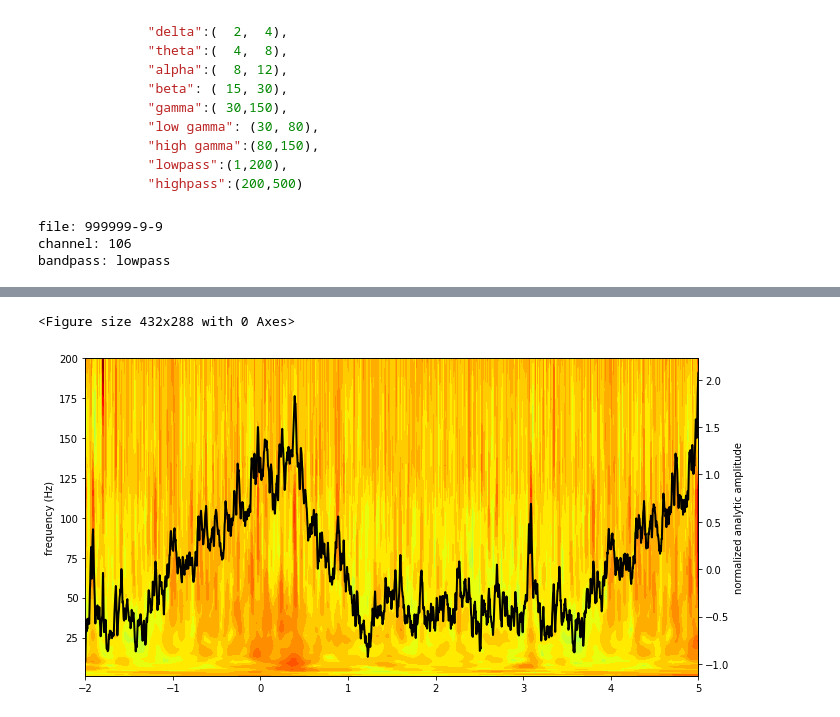
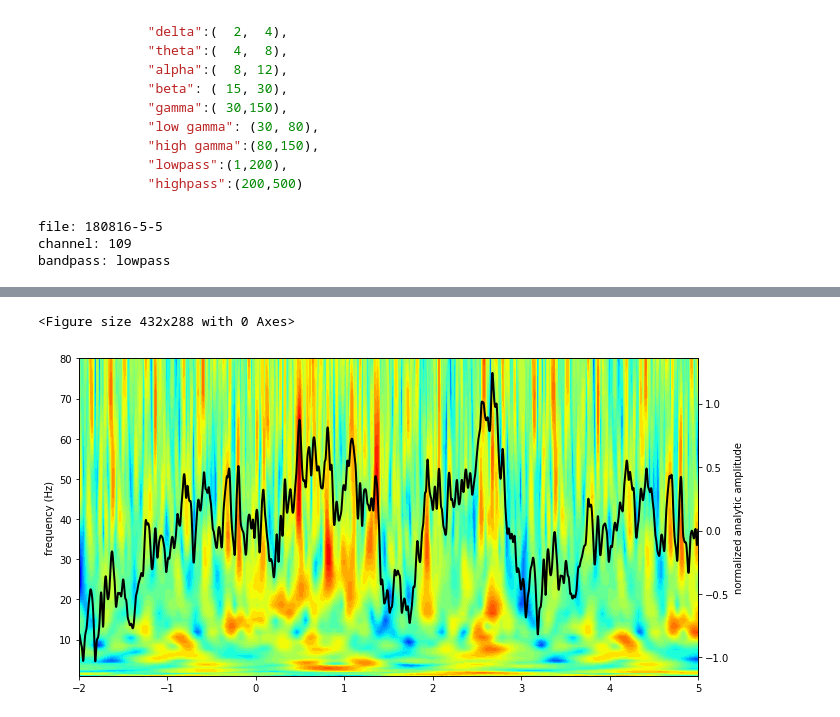
Before and after one commit to ZhangJiayiLab/EEG-Analysis, a Jupyter notebook: python/demo_tfdomain.ipynb, the cells around one changed output, grey strips where cells are left out. Saved outputs shown, nothing was run; the diff lists cells and outputs as text; code cells hidden in the pictures.

```diff
--- a/python/demo_tfdomain.ipynb
+++ b/python/demo_tfdomain.ipynb
@@ -29,13 +29,13 @@ from tqdm import tqdm
 # %%
 datadir = "../../Data"
 resultdir = "../../Result/"
-# patientName = "Chen Zhou"
-patientName = "Demo"
+patientName = "Yunfan Shu"
+# patientName = "Demo"
 fs = 2000
 
-# targetfiles = "180904-2-5"
-targetfiles = "999999-9-9"
-chidx = 105
+targetfiles = "180816-5-5"
+# targetfiles = "999999-9-9"
+chidx = 108
 cutoffband = "lowpass"
 lowcut, highcut = eegFilter.getbandrange(cutoffband)
 
@@ -57,15 +57,17 @@ analysis = EEGAnalysis(
         fs=fs,
         roi=(-2,5))
 # %% [output]
-file: 999999-9-9
-channel: 106
+file: 180816-5-5
+channel: 109
 bandpass: lowpass
 # %%
-frange = np.logspace(np.log10(lowcut), np.log10(highcut), 40)
+frange = np.logspace(np.log10(lowcut), np.log10(80), 40) # 80, 200, 500
 tspec = np.linspace(analysis.roi[0], analysis.roi[-1], (analysis.roi[1] - analysis.roi[0])*analysis.fs)
 # baseroi = (1,2)
 cue_onset = analysis.markers["grating"][0][0][0,:]
-ch_split = general.split_datawithmarker(analysis.channels[chidx, :], cue_onset,
+ch_split = general.split_datawithmarker(analysis.channels[chidx, :],
+#                                         [cue_onset[0]],
+                                        cue_onset-1,
                                         analysis.roi, analysis.fs)
 %time pxx = stfft.dwt_tf(ch_split, analysis.fs, frange, reflection=True, zscore=True)
 
@@ -87,10 +89,5 @@ ax2.set_ylabel("normalized analytic amplitude")
 fig.tight_layout()
 plt.show()
 
-# tf domain
-# plt.contourf(np.linspace(-2,5,3500), frange, pxx[:,::4], 40, cmap=plt.get_cmap("jet"))
-# # plt.clim([0,4])
-# plt.show()
-
 plt.close('all')
 # %% [output]
@@ -99,2 +96,2 @@ Wall time: 3.23 s
 <Figure size 432x288 with 0 Axes>
-[figure, old version]
+[figure, new version]
```
Also changed, not shown: parts of 3 cells of this notebook, 6 other files.
